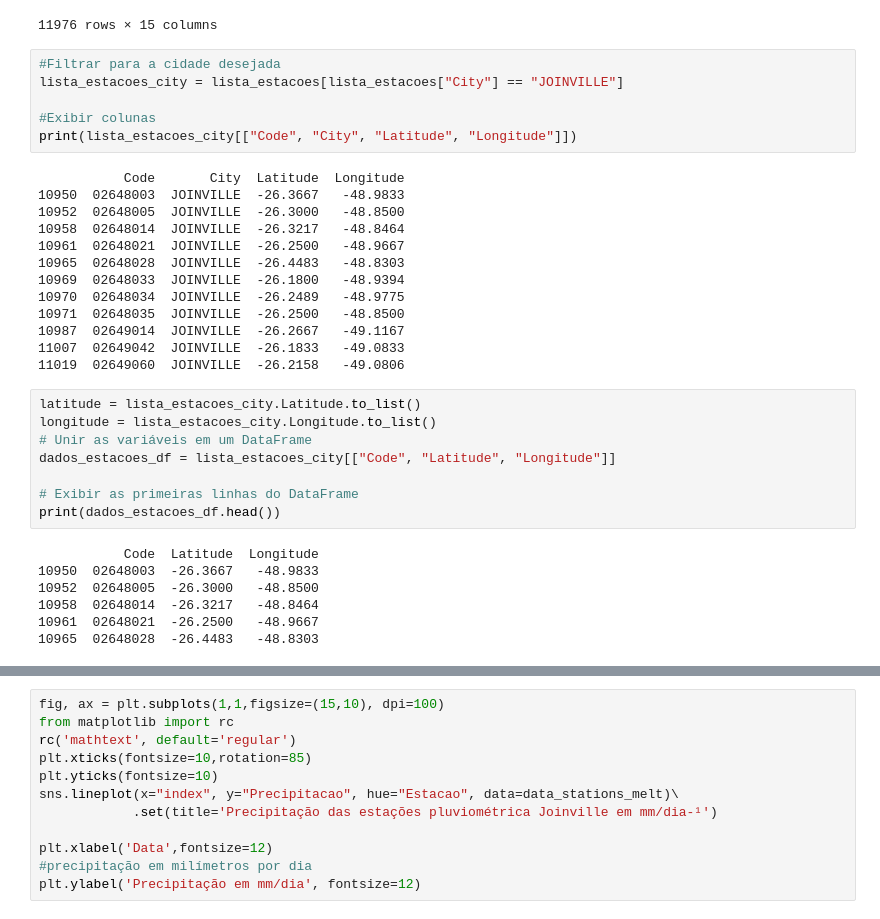
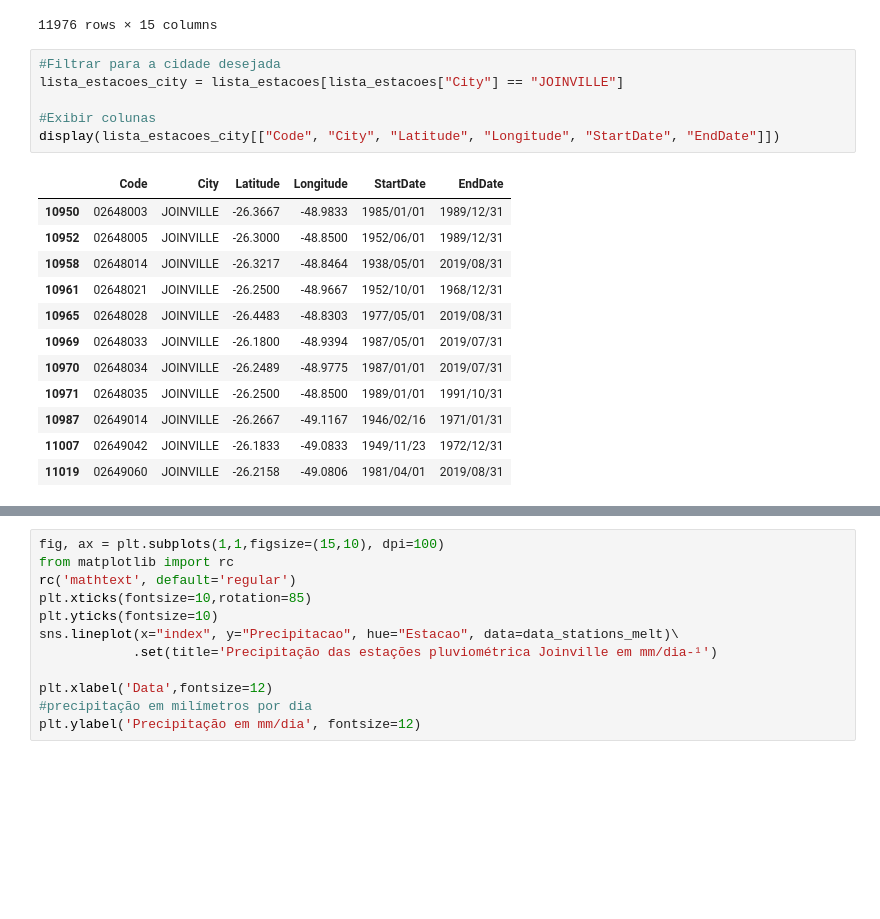
Before and after one commit to Akyzia/Precipitation_Sampling_Station, a Jupyter notebook: Arquivos/arquivo.ipynb, the cells around one changed output, grey strips where cells are left out. Drawn from its saved outputs; the diff is of its cells as text; blank space fills up the shorter version.

Commit message:
Nova atualização de dados e código

```diff
--- a/Arquivos/arquivo.ipynb
+++ b/Arquivos/arquivo.ipynb
@@ -113,34 +113,19 @@ display(lista_estacoes)
 # %%
 #Filtrar para a cidade desejada
 lista_estacoes_city = lista_estacoes[lista_estacoes["City"] == "JOINVILLE"]
 
 #Exibir colunas
-print(lista_estacoes_city[["Code", "City", "Latitude", "Longitude"]])
+display(lista_estacoes_city[["Code", "City", "Latitude", "Longitude", "StartDate", "EndDate"]])
 # %% [output]
-           Code       City  Latitude  Longitude
-10950  02648003  JOINVILLE  -26.3667   -48.9833
-10952  02648005  JOINVILLE  -26.3000   -48.8500
-10958  02648014  JOINVILLE  -26.3217   -48.8464
-10961  02648021  JOINVILLE  -26.2500   -48.9667
-10965  02648028  JOINVILLE  -26.4483   -48.8303
-10969  02648033  JOINVILLE  -26.1800   -48.9394
-10970  02648034  JOINVILLE  -26.2489   -48.9775
-10971  02648035  JOINVILLE  -26.2500   -48.8500
-10987  02649014  JOINVILLE  -26.2667   -49.1167
-11007  02649042  JOINVILLE  -26.1833   -49.0833
-11019  02649060  JOINVILLE  -26.2158   -49.0806
+|  | Code | City | Latitude | Longitude | StartDate | EndDate |
+| 10950 | 02648003 | JOINVILLE | -26.3667 | -48.9833 | 1985/01/01 | 1989/12/31 |
+| 10952 | 02648005 | JOINVILLE | -26.3000 | -48.8500 | 1952/06/01 | 1989/12/31 |
+| 10958 | 02648014 | JOINVILLE | -26.3217 | -48.8464 | 1938/05/01 | 2019/08/31 |
+| 10961 | 02648021 | JOINVILLE | -26.2500 | -48.9667 | 1952/10/01 | 1968/12/31 |
+| 10965 | 02648028 | JOINVILLE | -26.4483 | -48.8303 | 1977/05/01 | 2019/08/31 |
+| 10969 | 02648033 | JOINVILLE | -26.1800 | -48.9394 | 1987/05/01 | 2019/07/31 |
+| 10970 | 02648034 | JOINVILLE | -26.2489 | -48.9775 | 1987/01/01 | 2019/07/31 |
+| 10971 | 02648035 | JOINVILLE | -26.2500 | -48.8500 | 1989/01/01 | 1991/10/31 |
+| 10987 | 02649014 | JOINVILLE | -26.2667 | -49.1167 | 1946/02/16 | 1971/01/31 |
+| 11007 | 02649042 | JOINVILLE | -26.1833 | -49.0833 | 1949/11/23 | 1972/12/31 |
+| 11019 | 02649060 | JOINVILLE | -26.2158 | -49.0806 | 1981/04/01 | 2019/08/31 |
-# %%
-latitude = lista_estacoes_city.Latitude.to_list()
-longitude = lista_estacoes_city.Longitude.to_list()
-# Unir as variáveis em um DataFrame
-dados_estacoes_df = lista_estacoes_city[["Code", "Latitude", "Longitude"]]
-
-# Exibir as primeiras linhas do DataFrame
-print(dados_estacoes_df.head())
-# %% [output]
-           Code  Latitude  Longitude
-10950  02648003  -26.3667   -48.9833
-10952  02648005  -26.3000   -48.8500
-10958  02648014  -26.3217   -48.8464
-10961  02648021  -26.2500   -48.9667
-10965  02648028  -26.4483   -48.8303
```
Also changed, not shown: parts of 3 cells of this notebook, 1 other file.
